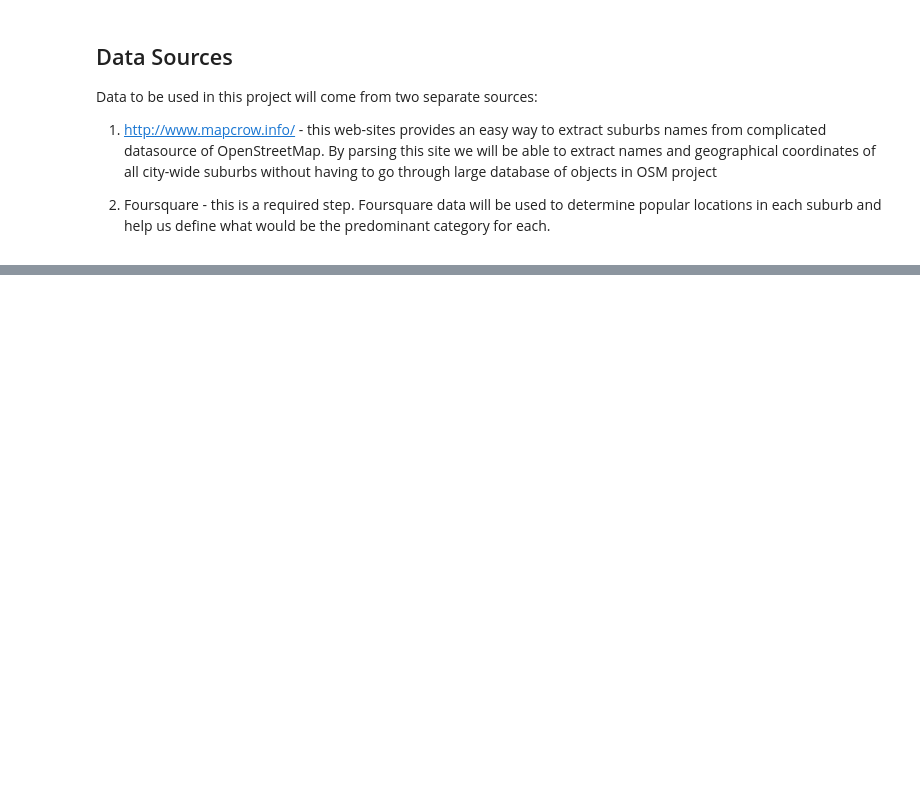
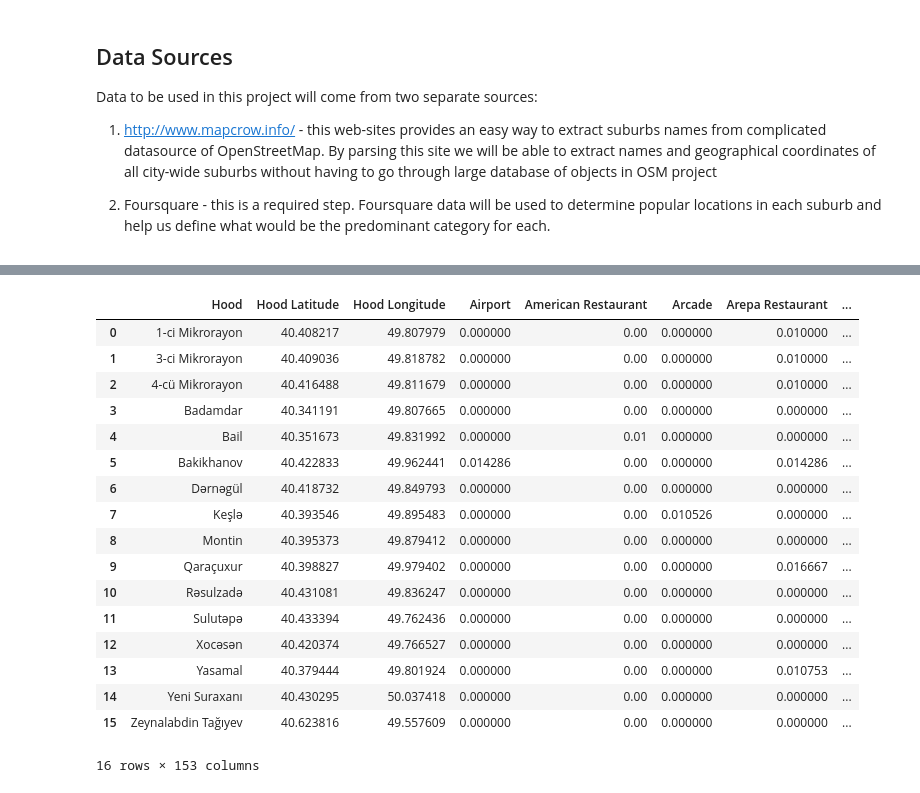
Before and after one commit to zlobendog/Coursera_Capstone, a Jupyter notebook: Battle of Neighborhoods.ipynb, the cells around one changed output, grey strips where cells are left out. Drawn from its saved outputs; the diff is of its cells as text; code cells hidden in the pictures; blank space fills up the shorter version.

```diff
--- a/Battle of Neighborhoods.ipynb
+++ b/Battle of Neighborhoods.ipynb
@@ -20,0 +112,9 @@ import folium
+# %%
+#Defining what the area will be and where Toronto is
+address = 'Baku, Azerbaijan'
+
+geolocator = geopy.Nominatim(user_agent="qaqulik")
+location = geolocator.geocode(address)
+latitude = location.latitude
+longitude = location.longitude
+print('The geograpical coordinate of Baku are {}, {}.'.format(latitude, longitude))
@@ -20,0 +146,9 @@ import folium
+# %%
+#Defining API credentials
+CLIENT_ID = 'VR0U1WLKIP3ZMFOBPHGN1KHDPULY4AICGYLTLMVZOLTUBAWL' # your Foursquare ID
+CLIENT_SECRET = '03URU1P3WMPEEJHKEMHH5RH55TSKP3MGF4XQM3NN3BRF3HEX' # your Foursquare Secret
+VERSION = '20200220' # Foursquare API version
+
+print('Your credentails:')
+print('CLIENT_ID: ' + CLIENT_ID)
+print('CLIENT_SECRET:' + CLIENT_SECRET)
@@ -20,0 +215,5 @@ import folium
+# %%
+baku_venues = getNearbyVenues(names=df['hood'],
+                                   latitudes=df['lat'],
+                                   longitudes=df['lon']
+                                  )
@@ -20,0 +271,10 @@ import folium
+# %%
+#One hot encoding the categories of the venues
+baku_onehot = pd.get_dummies(baku_venues[['Venue Category']], prefix="", prefix_sep="")
+#And adding back the indentifiying columns
+baku_onehot[['Hood', 'Hood Latitude', 'Hood Longitude']] = baku_venues[['Hood', 'Hood Latitude', 'Hood Longitude']]
+#Then we rearrange the columns so that the columns with id info will be in front
+cols = baku_onehot.columns.tolist()
+cols = cols[-3:] + cols[:-3]
+baku_onehot = baku_onehot[cols]
+baku_onehot.head()
@@ -20,0 +289,23 @@ import folium
+# %%
+#Now let's group the categories by the Neighborhood
+baku_grouped = baku_onehot.groupby(['Hood', 'Hood Latitude', 'Hood Longitude']).mean().reset_index()
+baku_grouped
+# %% [output]
+|  | Hood | Hood Latitude | Hood Longitude | Airport | American Restaurant | Arcade | Arepa Restaurant | ... |
+| 0 | 1-ci Mikrorayon | 40.408217 | 49.807979 | 0.000000 | 0.00 | 0.000000 | 0.010000 | ... |
+| 1 | 3-ci Mikrorayon | 40.409036 | 49.818782 | 0.000000 | 0.00 | 0.000000 | 0.010000 | ... |
+| 2 | 4-cü Mikrorayon | 40.416488 | 49.811679 | 0.000000 | 0.00 | 0.000000 | 0.010000 | ... |
+| 3 | Badamdar | 40.341191 | 49.807665 | 0.000000 | 0.00 | 0.000000 | 0.000000 | ... |
+| 4 | Bail | 40.351673 | 49.831992 | 0.000000 | 0.01 | 0.000000 | 0.000000 | ... |
+| 5 | Bakikhanov | 40.422833 | 49.962441 | 0.014286 | 0.00 | 0.000000 | 0.014286 | ... |
+| 6 | Dərnəgül | 40.418732 | 49.849793 | 0.000000 | 0.00 | 0.000000 | 0.000000 | ... |
+| 7 | Keşlə | 40.393546 | 49.895483 | 0.000000 | 0.00 | 0.010526 | 0.000000 | ... |
+| 8 | Montin | 40.395373 | 49.879412 | 0.000000 | 0.00 | 0.000000 | 0.000000 | ... |
+| 9 | Qaraçuxur | 40.398827 | 49.979402 | 0.000000 | 0.00 | 0.000000 | 0.016667 | ... |
+| 10 | Rəsulzadə | 40.431081 | 49.836247 | 0.000000 | 0.00 | 0.000000 | 0.000000 | ... |
+| 11 | Sulutəpə | 40.433394 | 49.762436 | 0.000000 | 0.00 | 0.000000 | 0.000000 | ... |
+| 12 | Xocəsən | 40.420374 | 49.766527 | 0.000000 | 0.00 | 0.000000 | 0.000000 | ... |
+| 13 | Yasamal | 40.379444 | 49.801924 | 0.000000 | 0.00 | 0.000000 | 0.010753 | ... |
+| 14 | Yeni Suraxanı | 40.430295 | 50.037418 | 0.000000 | 0.00 | 0.000000 | 0.000000 | ... |
+| 15 | Zeynalabdin Tağıyev | 40.623816 | 49.557609 | 0.000000 | 0.00 | 0.000000 | 0.000000 | ... |
+16 rows × 153 columns
```
Also changed, not shown: parts of 19 cells of this notebook.
